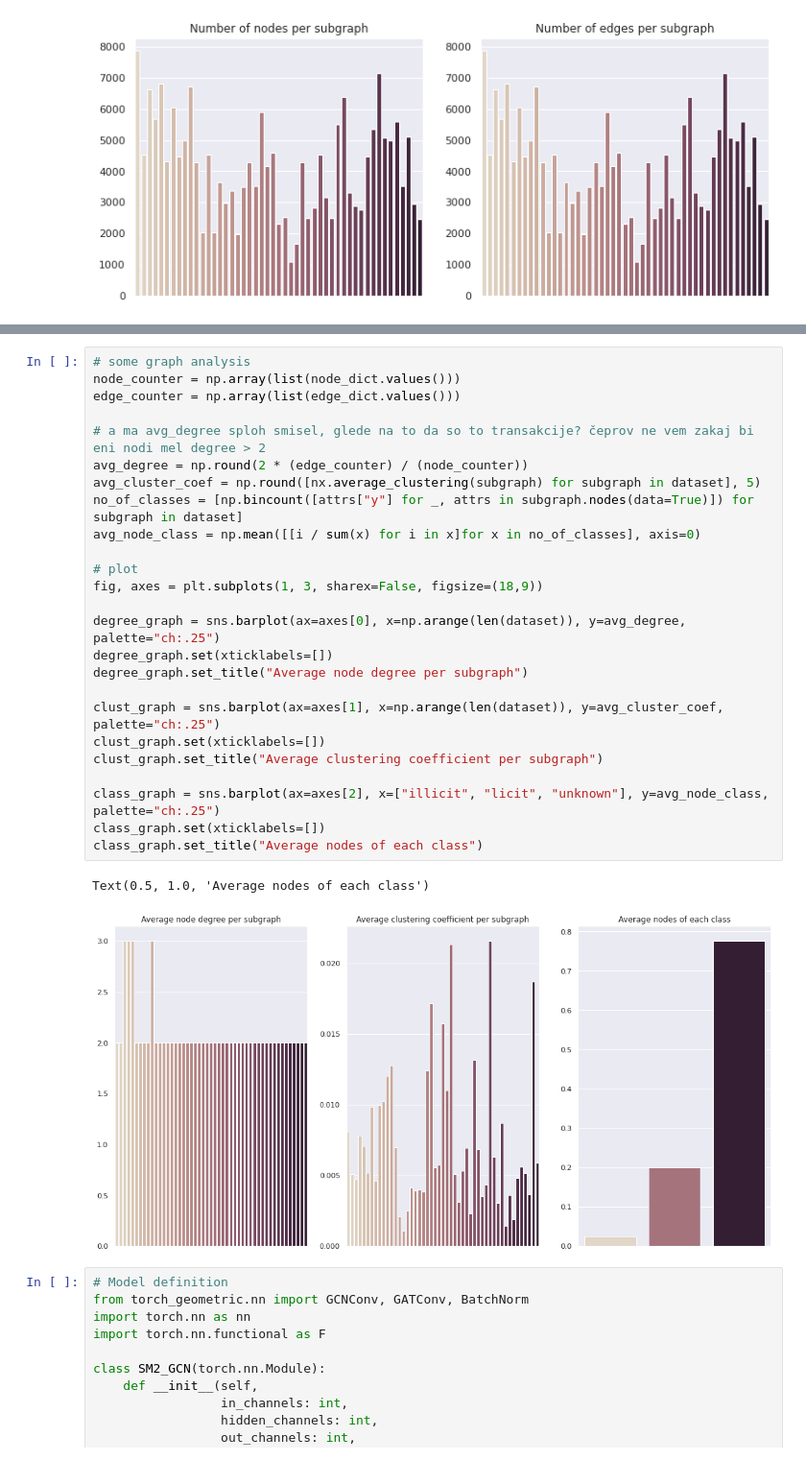
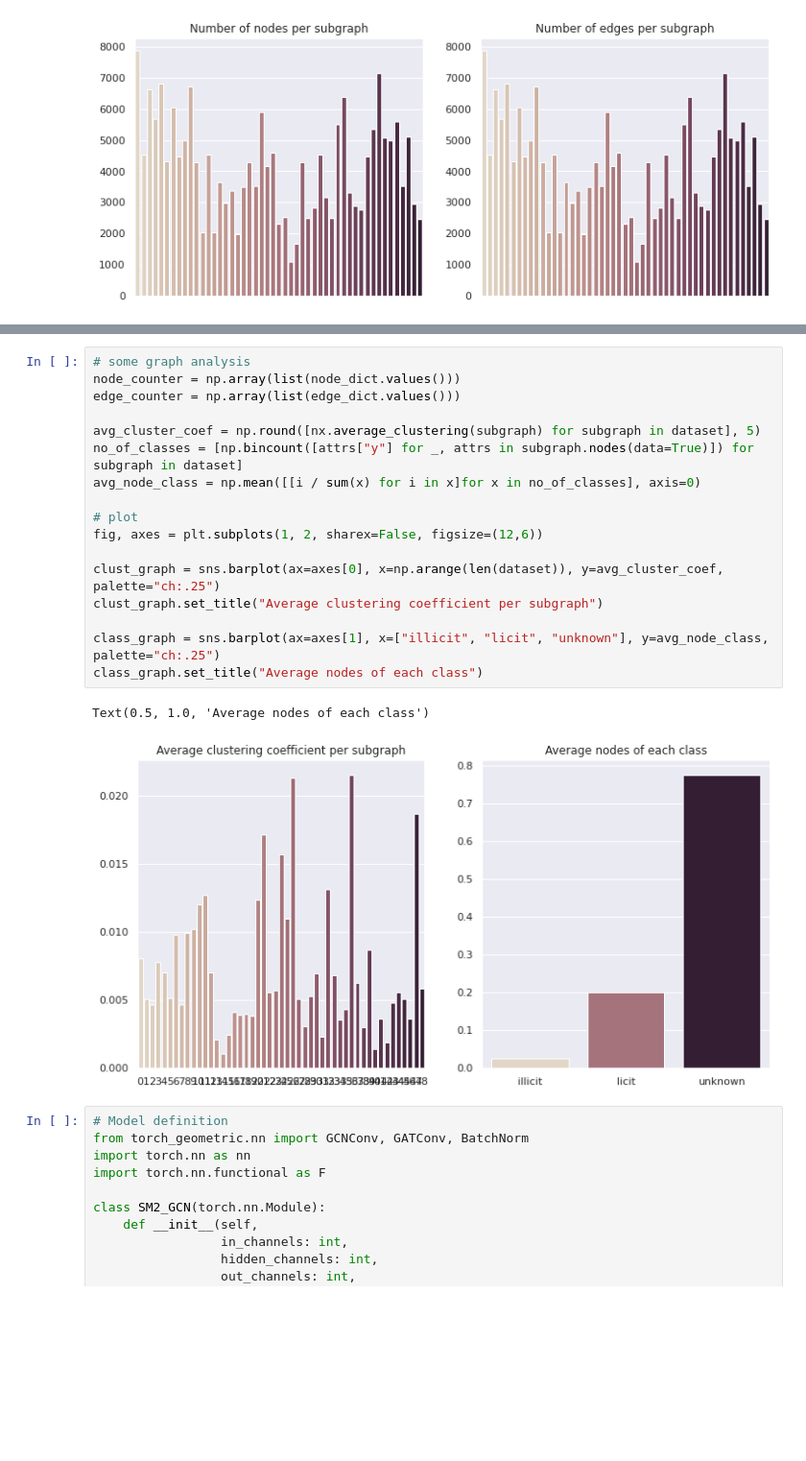
Before and after one commit to aleksgorica/MLGproject, a Jupyter notebook: project.ipynb, the cells around one changed output, grey strips where cells are left out. Shown at 96% size. Cells and saved outputs as stored; diff of their text form; blank space fills up the shorter version.

```diff
--- a/project.ipynb
+++ b/project.ipynb
@@ -229,31 +229,23 @@ _x = fig2.suptitle("Graph with the smallest number of nodes: UNLABELED")
 # %%
 # some graph analysis
 node_counter = np.array(list(node_dict.values()))
 edge_counter = np.array(list(edge_dict.values()))
 
-# a ma avg_degree sploh smisel, glede na to da so to transakcije? čeprov ne vem zakaj bi eni nodi mel degree > 2
-avg_degree = np.round(2 * (edge_counter) / (node_counter))
 avg_cluster_coef = np.round([nx.average_clustering(subgraph) for subgraph in dataset], 5)
 no_of_classes = [np.bincount([attrs["y"] for _, attrs in subgraph.nodes(data=True)]) for subgraph in dataset]
 avg_node_class = np.mean([[i / sum(x) for i in x]for x in no_of_classes], axis=0)
 
 # plot
-fig, axes = plt.subplots(1, 3, sharex=False, figsize=(18,9))
+fig, axes = plt.subplots(1, 2, sharex=False, figsize=(12,6))
 
-degree_graph = sns.barplot(ax=axes[0], x=np.arange(len(dataset)), y=avg_degree, palette="ch:.25")
-degree_graph.set(xticklabels=[])
-degree_graph.set_title("Average node degree per subgraph")
-
-clust_graph = sns.barplot(ax=axes[1], x=np.arange(len(dataset)), y=avg_cluster_coef, palette="ch:.25")
-clust_graph.set(xticklabels=[])
+clust_graph = sns.barplot(ax=axes[0], x=np.arange(len(dataset)), y=avg_cluster_coef, palette="ch:.25")
 clust_graph.set_title("Average clustering coefficient per subgraph")
 
-class_graph = sns.barplot(ax=axes[2], x=["illicit", "licit", "unknown"], y=avg_node_class, palette="ch:.25")
-class_graph.set(xticklabels=[])
+class_graph = sns.barplot(ax=axes[1], x=["illicit", "licit", "unknown"], y=avg_node_class, palette="ch:.25")
 class_graph.set_title("Average nodes of each class")
 # %% [output]
 Text(0.5, 1.0, 'Average nodes of each class')
-[figure, old version]
+[figure, new version]
 # %%
 # Model definition
 from torch_geometric.nn import GCNConv, GATConv, BatchNorm
```
Also changed, not shown: parts of 4 cells of this notebook.
